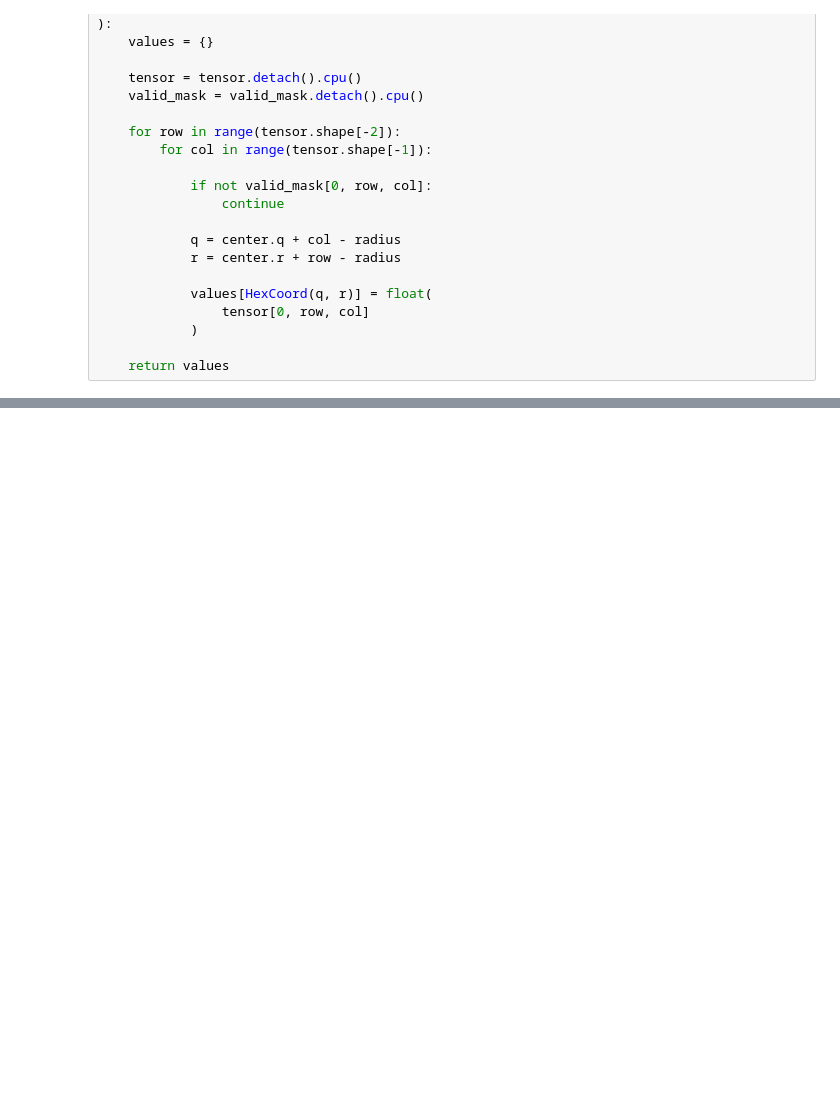
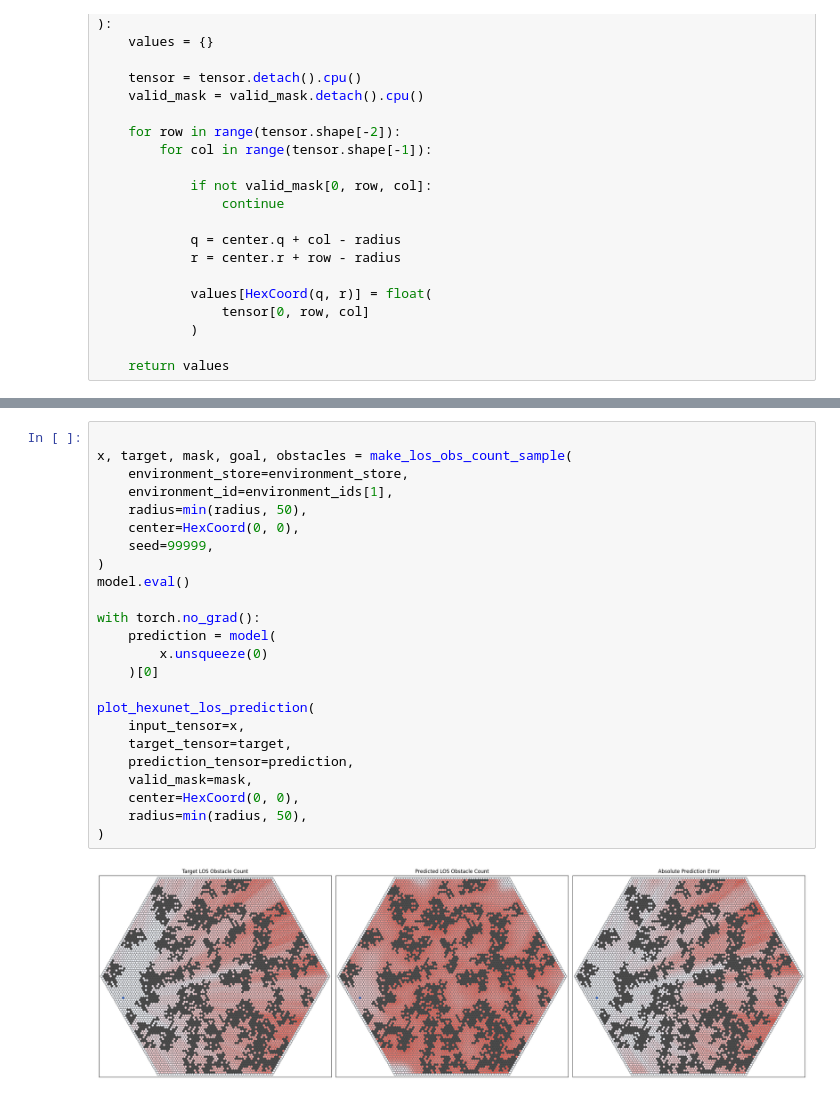
Before and after one commit to sgabrielov/hex-star, a Jupyter notebook: unet_supervisionproblem_2.ipynb, the cells around one changed output, grey strips where cells are left out. Drawn from its saved outputs; the diff is of its cells as text; blank space fills up the shorter version.

```diff
--- a/unet_supervisionproblem_2.ipynb
+++ b/unet_supervisionproblem_2.ipynb
@@ -341,0 +557,26 @@ plot_hexunet_prediction(
+# %%
+
+x, target, mask, goal, obstacles = make_los_obs_count_sample(
+    environment_store=environment_store,
+    environment_id=environment_ids[1],
+    radius=min(radius, 50),
+    center=HexCoord(0, 0),
+    seed=99999,
+)
+model.eval()
+
+with torch.no_grad():
+    prediction = model(
+        x.unsqueeze(0)
+    )[0]
+
+plot_hexunet_los_prediction(
+    input_tensor=x,
+    target_tensor=target,
+    prediction_tensor=prediction,
+    valid_mask=mask,
+    center=HexCoord(0, 0),
+    radius=min(radius, 50),
+)
+# %% [output]
+[figure, added]
```
Also changed, not shown: parts of 12 cells of this notebook, 6 other files.
